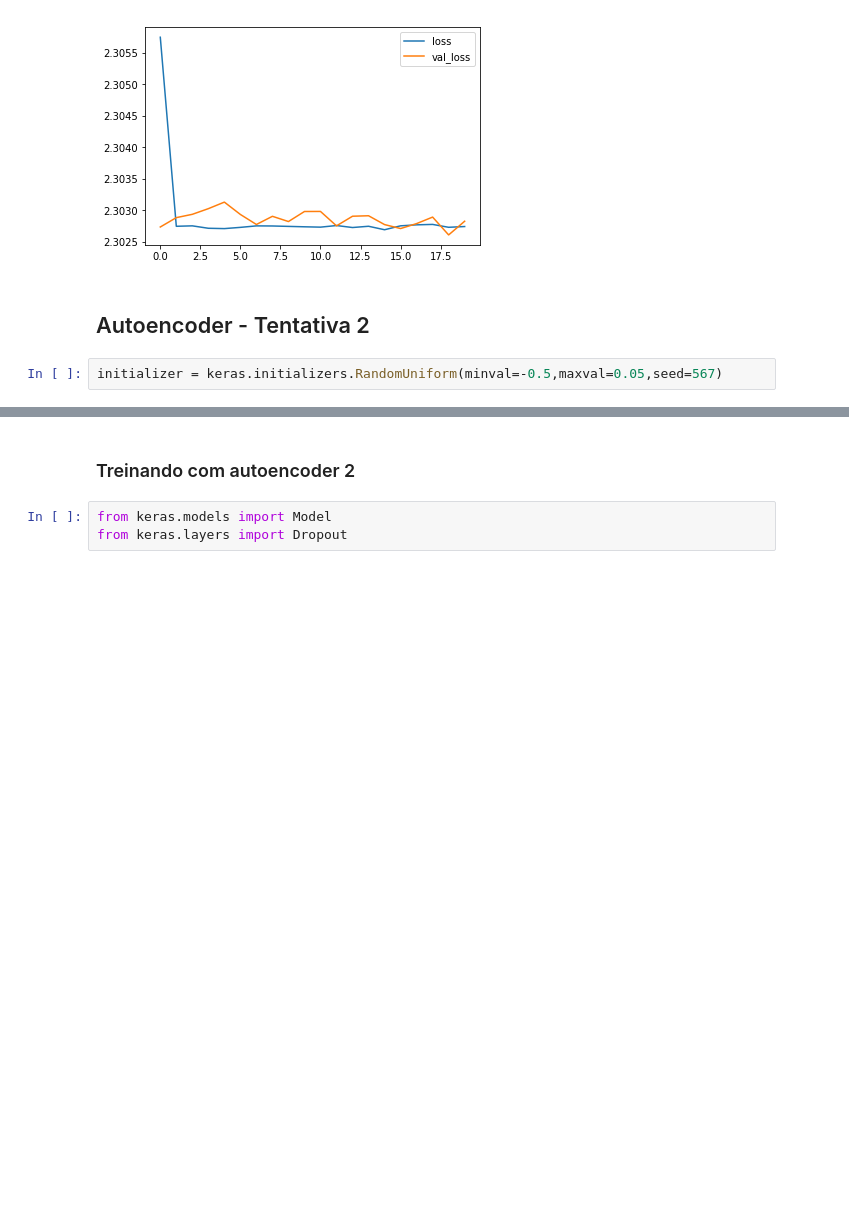
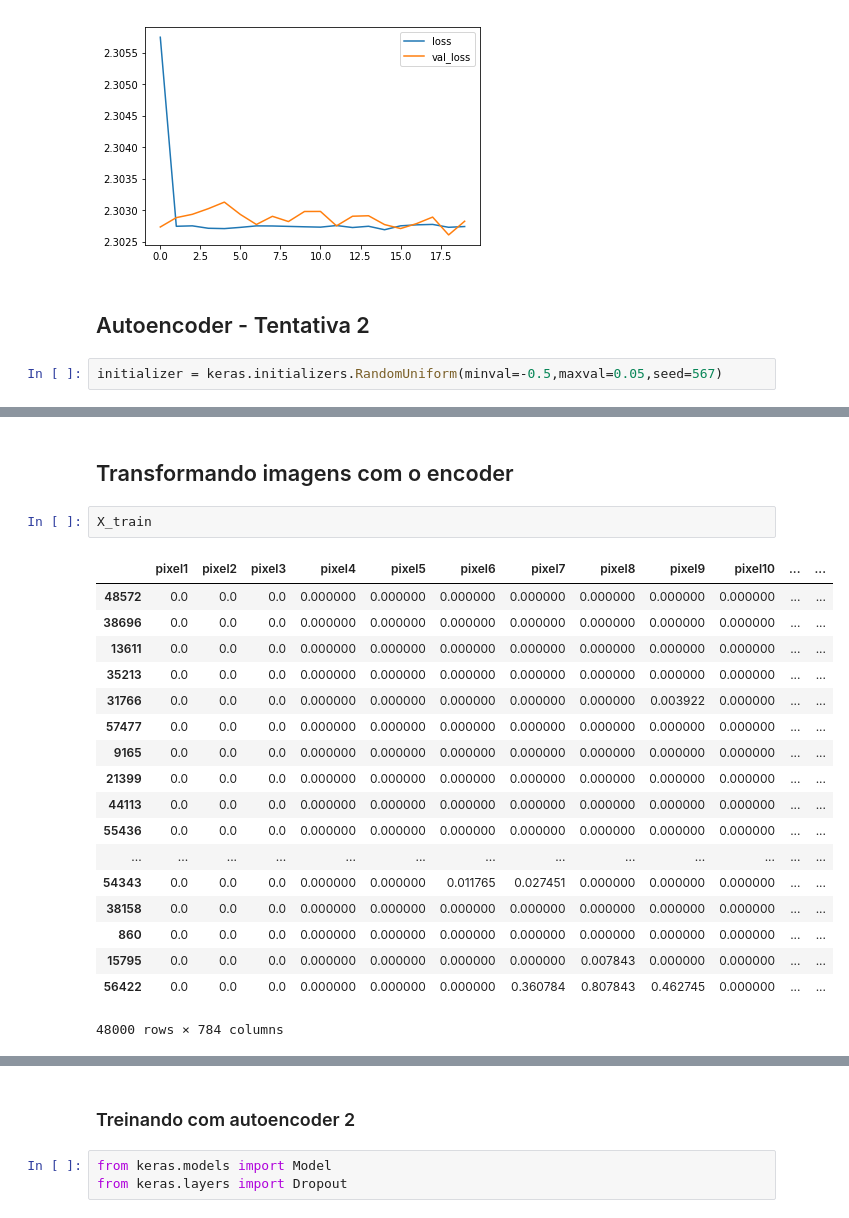
Before and after one commit to gihbatalha/neural-net-dimensionality-cluster, a Jupyter notebook: Projeto3.ipynb, the cells around one changed output, grey strips where cells are left out. Drawn from its saved outputs; the diff is of its cells as text; blank space fills up the shorter version.

```diff
--- a/Projeto3.ipynb
+++ b/Projeto3.ipynb
@@ -546,0 +569,23 @@ plt.show()
+# %% [markdown]
+## Transformando imagens com o encoder
+# %%
+X_train
+# %% [output]
+|  | pixel1 | pixel2 | pixel3 | pixel4 | pixel5 | pixel6 | pixel7 | pixel8 | pixel9 | pixel10 | ... | ... |
+| 48572 | 0.0 | 0.0 | 0.0 | 0.000000 | 0.000000 | 0.000000 | 0.000000 | 0.000000 | 0.000000 | 0.000000 | ... | ... |
+| 38696 | 0.0 | 0.0 | 0.0 | 0.000000 | 0.000000 | 0.000000 | 0.000000 | 0.000000 | 0.000000 | 0.000000 | ... | ... |
+| 13611 | 0.0 | 0.0 | 0.0 | 0.000000 | 0.000000 | 0.000000 | 0.000000 | 0.000000 | 0.000000 | 0.000000 | ... | ... |
+| 35213 | 0.0 | 0.0 | 0.0 | 0.000000 | 0.000000 | 0.000000 | 0.000000 | 0.000000 | 0.000000 | 0.000000 | ... | ... |
+| 31766 | 0.0 | 0.0 | 0.0 | 0.000000 | 0.000000 | 0.000000 | 0.000000 | 0.000000 | 0.003922 | 0.000000 | ... | ... |
+| 57477 | 0.0 | 0.0 | 0.0 | 0.000000 | 0.000000 | 0.000000 | 0.000000 | 0.000000 | 0.000000 | 0.000000 | ... | ... |
+| 9165 | 0.0 | 0.0 | 0.0 | 0.000000 | 0.000000 | 0.000000 | 0.000000 | 0.000000 | 0.000000 | 0.000000 | ... | ... |
+| 21399 | 0.0 | 0.0 | 0.0 | 0.000000 | 0.000000 | 0.000000 | 0.000000 | 0.000000 | 0.000000 | 0.000000 | ... | ... |
+| 44113 | 0.0 | 0.0 | 0.0 | 0.000000 | 0.000000 | 0.000000 | 0.000000 | 0.000000 | 0.000000 | 0.000000 | ... | ... |
+| 55436 | 0.0 | 0.0 | 0.0 | 0.000000 | 0.000000 | 0.000000 | 0.000000 | 0.000000 | 0.000000 | 0.000000 | ... | ... |
+| ... | ... | ... | ... | ... | ... | ... | ... | ... | ... | ... | ... | ... |
+| 54343 | 0.0 | 0.0 | 0.0 | 0.000000 | 0.000000 | 0.011765 | 0.027451 | 0.000000 | 0.000000 | 0.000000 | ... | ... |
+| 38158 | 0.0 | 0.0 | 0.0 | 0.000000 | 0.000000 | 0.000000 | 0.000000 | 0.000000 | 0.000000 | 0.000000 | ... | ... |
+| 860 | 0.0 | 0.0 | 0.0 | 0.000000 | 0.000000 | 0.000000 | 0.000000 | 0.000000 | 0.000000 | 0.000000 | ... | ... |
+| 15795 | 0.0 | 0.0 | 0.0 | 0.000000 | 0.000000 | 0.000000 | 0.000000 | 0.007843 | 0.000000 | 0.000000 | ... | ... |
+| 56422 | 0.0 | 0.0 | 0.0 | 0.000000 | 0.000000 | 0.000000 | 0.360784 | 0.807843 | 0.462745 | 0.000000 | ... | ... |
+48000 rows × 784 columns
```
Also changed, not shown: parts of 38 cells of this notebook.
